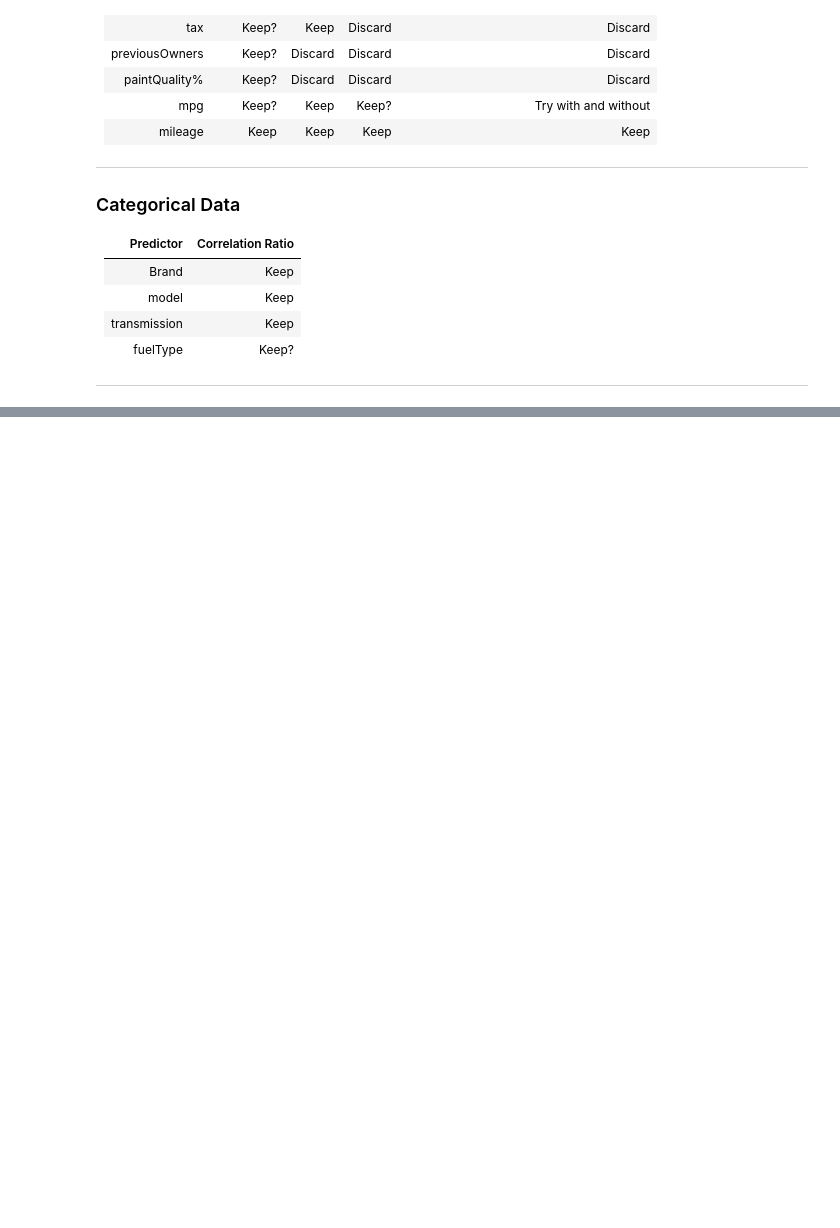
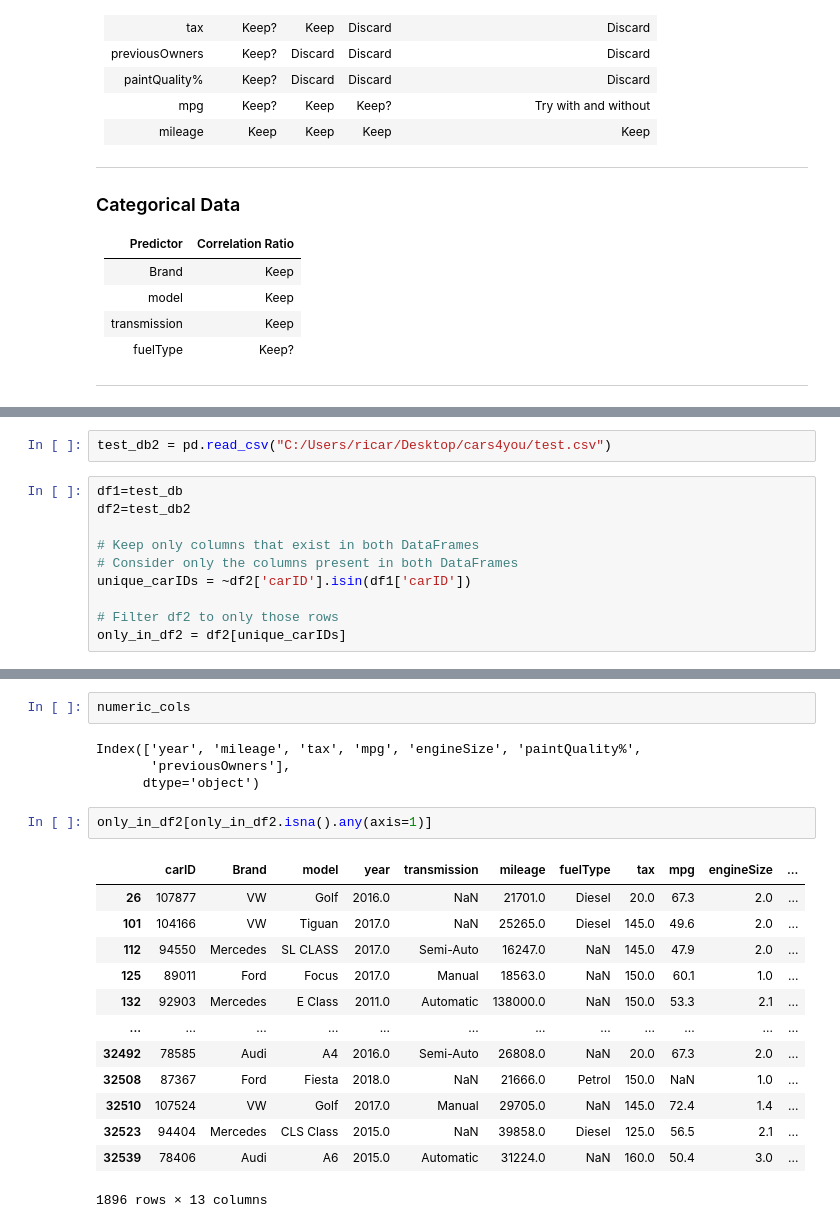
Before and after one commit to rodbarretoteixeira/ProjetoML, a Jupyter notebook: clean.ipynb, the cells around one changed output, grey strips where cells are left out. Saved outputs shown, nothing was run; the diff lists cells and outputs as text; blank space fills up the shorter version.

```diff
--- a/clean.ipynb
+++ b/clean.ipynb
@@ -1163,0 +985,12 @@ RMSE: 5742.56
+# %%
+test_db2 = pd.read_csv("C:/Users/ricar/Desktop/cars4you/test.csv")
+# %%
+df1=test_db
+df2=test_db2
+
+# Keep only columns that exist in both DataFrames
+# Consider only the columns present in both DataFrames
+unique_carIDs = ~df2['carID'].isin(df1['carID'])
+
+# Filter df2 to only those rows
+only_in_df2 = df2[unique_carIDs]
@@ -1163,0 +1192,22 @@ RMSE: 5742.56
+# %%
+numeric_cols
+# %% [output]
+Index(['year', 'mileage', 'tax', 'mpg', 'engineSize', 'paintQuality%',
+       'previousOwners'],
+      dtype='object')
+# %%
+only_in_df2[only_in_df2.isna().any(axis=1)]
+# %% [output]
+|  | carID | Brand | model | year | transmission | mileage | fuelType | tax | mpg | engineSize | ... |
+| 26 | 107877 | VW | Golf | 2016.0 | NaN | 21701.0 | Diesel | 20.0 | 67.3 | 2.0 | ... |
+| 101 | 104166 | VW | Tiguan | 2017.0 | NaN | 25265.0 | Diesel | 145.0 | 49.6 | 2.0 | ... |
+| 112 | 94550 | Mercedes | SL CLASS | 2017.0 | Semi-Auto | 16247.0 | NaN | 145.0 | 47.9 | 2.0 | ... |
+| 125 | 89011 | Ford | Focus | 2017.0 | Manual | 18563.0 | NaN | 150.0 | 60.1 | 1.0 | ... |
+| 132 | 92903 | Mercedes | E Class | 2011.0 | Automatic | 138000.0 | NaN | 150.0 | 53.3 | 2.1 | ... |
+| ... | ... | ... | ... | ... | ... | ... | ... | ... | ... | ... | ... |
+| 32492 | 78585 | Audi | A4 | 2016.0 | Semi-Auto | 26808.0 | NaN | 20.0 | 67.3 | 2.0 | ... |
+| 32508 | 87367 | Ford | Fiesta | 2018.0 | NaN | 21666.0 | Petrol | 150.0 | NaN | 1.0 | ... |
+| 32510 | 107524 | VW | Golf | 2017.0 | Manual | 29705.0 | NaN | 145.0 | 72.4 | 1.4 | ... |
+| 32523 | 94404 | Mercedes | CLS Class | 2015.0 | NaN | 39858.0 | Diesel | 125.0 | 56.5 | 2.1 | ... |
+| 32539 | 78406 | Audi | A6 | 2015.0 | Automatic | 31224.0 | NaN | 160.0 | 50.4 | 3.0 | ... |
+1896 rows × 13 columns
```
Also changed, not shown: parts of 41 cells of this notebook, 2 other files.
